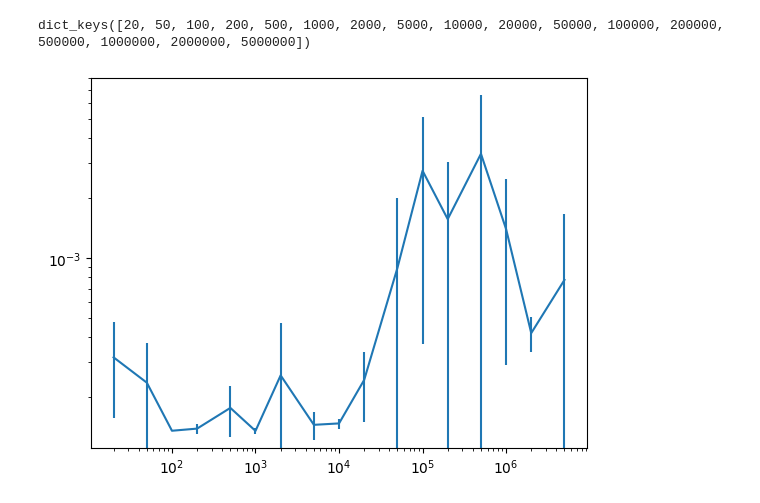
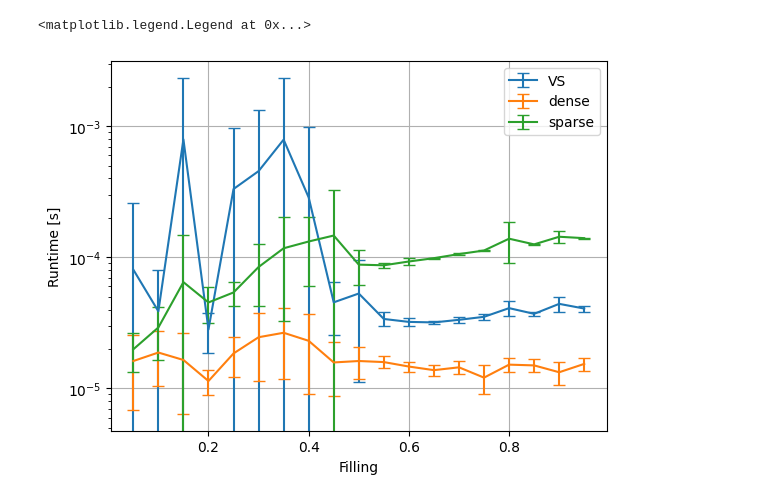
Before and after one commit to Frieder22/graph500, a Jupyter notebook: plots.ipynb, the cells around one changed output. Saved outputs shown, nothing was run; the diff lists cells and outputs as text; code cells hidden in the pictures.

```diff
--- a/plots.ipynb
+++ b/plots.ipynb
@@ -2,12 +2,7 @@
 import numpy as np
 import matplotlib.pylab as plt
 # %%
-def parser(filename = "./data/performanceData/exact_Halfing.txt"):
-    file = open(filename)
-    line = file.readline()
-    if (line != "SetSize, VertexSet Time [s], Dense Time [s], Sparse Time [s]\n"):
-        print("Error: Wrong format for parser")
-        return
+def parserSizeSeries(file):
     line = file.readline()
     vertexSet = {}
     dense = {}
@@ -26,6 +21,37 @@ def parser(filename = "./data/performanceData/exact_Halfing.txt"):
         line = file.readline()
     return vertexSet, dense, sparse
 
+def parserFillingSeries(file):
+    line = file.readline()
+    vertexSet = {}
+    dense = {}
+    sparse = {}
+    while line != "":
+        chunks = line.split(",")
+        filling = (float(chunks[0]))
+        if (filling in vertexSet.keys()):
+            vertexSet[filling].append(float(chunks[1]))
+            dense[filling].append(float(chunks[2]))
+            sparse[filling].append(float(chunks[3]))
+        else:
+            vertexSet[filling] =[float(chunks[1])]
+            dense[filling] = [float(chunks[2])]
+            sparse[filling] =[float(chunks[3])]
+        line = file.readline()
+    return vertexSet, dense, sparse
+
+def parser(filename = "./data/performanceData/exact_Halfing_sizeSeries_0.100000.txt"):
+    file = open(filename)
+    line = file.readline()
+    if (line == "SetSize, VertexSet Time [s], Dense Time [s], Sparse Time [s]\n"):
+        return parserSizeSeries(file)
+    elif (line == "Fillage, VertexSet Time [s], Dense Time [s], Sparse Time [s]\n"):
+        return parserFillingSeries(file)
+    else:
+        print("Error: Wrong format for parser")
+        return
+
+
 def getMeanAndError(dict):
     sizes = []
     means = []
@@ -39,16 +65,28 @@ def getMeanAndError(dict):
         else:
             errors.append(0)
     return sizes, means, errors
-
-vertexSet, dense, sparse = parser()
-print(dense.keys())
-sizes, vals, errors = getMeanAndError(dense)
-
-fig = plt.figure
-ax = plt.axes()
-ax.errorbar(sizes, vals, yerr=errors, capsize=4)
-ax.set_xscale("log")
-ax.set_yscale("log")
-# %% [output]
-dict_keys([20, 50, 100, 200, 500, 1000, 2000, 5000, 10000, 20000, 50000, 100000, 200000, 500000, 1000000, 2000000, 5000000])
-[figure, removed]
+# %%
+# filling series plot
+vertexSet, dense, sparse = parser("./data/performanceData/exact_Halfing_fillingSeries_100000.txt")
+
+fig = plt.figure
+ax = plt.axes()
+
+fillings, vals, errors = getMeanAndError(vertexSet)
+ax.errorbar(fillings, vals, yerr=errors, capsize=4, label="VS")
+
+fillings, vals, errors = getMeanAndError(dense)
+ax.errorbar(fillings, vals, yerr=errors, capsize=4, label="dense")
+
+fillings, vals, errors = getMeanAndError(sparse)
+ax.errorbar(fillings, vals, yerr=errors, capsize=4, label="sparse")
+ax.set_yscale("log")
+
+
+ax.grid()
+ax.set_xlabel("Filling")
+ax.set_ylabel("Runtime [s]")
+ax.legend()
+# %% [output]
+<matplotlib.legend.Legend at 0x...>
+[figure, added]
```
Also changed, not shown: parts of 1 cell of this notebook, 5 other files.
